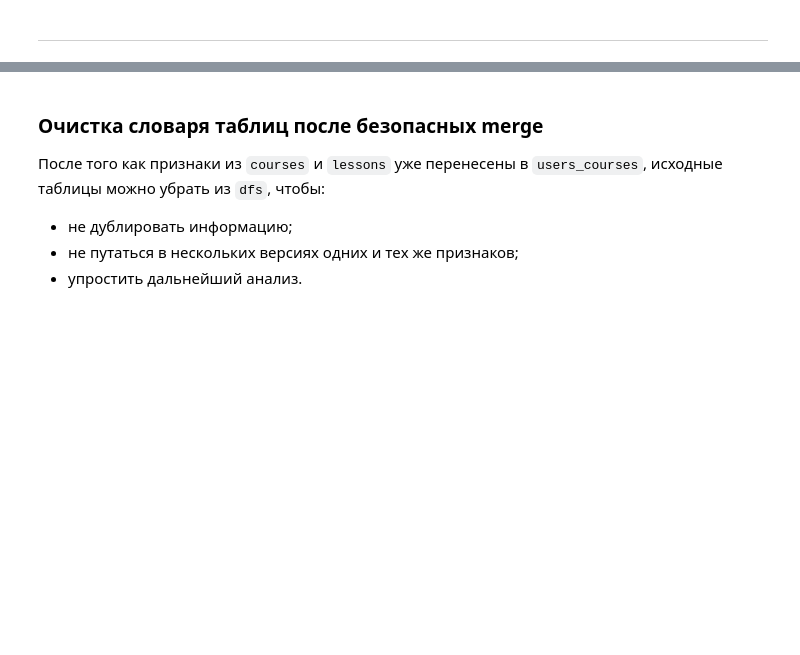
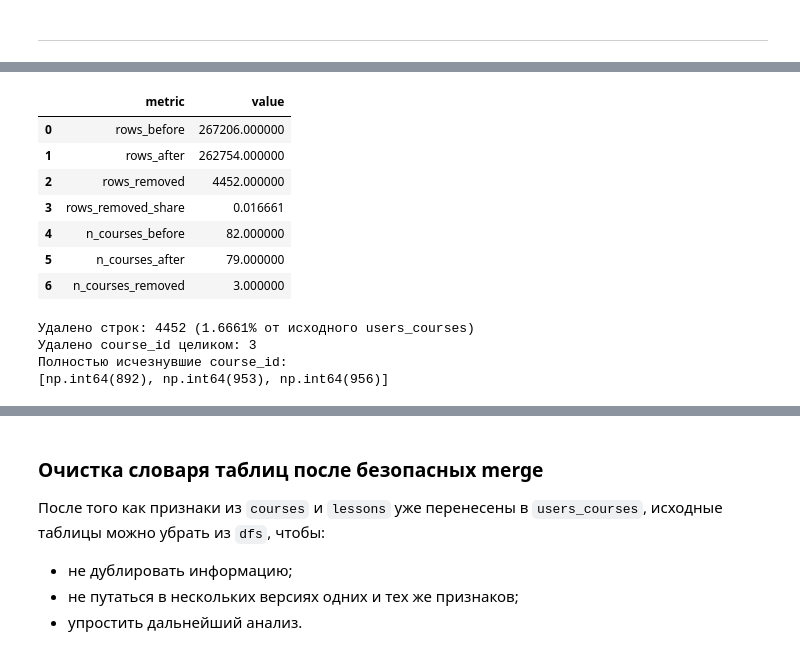
Before and after one commit to AntonDudDm/Xakaton, a Jupyter notebook: notebooks/EDA.ipynb, the cells around one changed output, grey strips where cells are left out. Saved outputs shown, nothing was run; the diff lists cells and outputs as text; code cells hidden in the pictures; blank space fills up the shorter version.

```diff
--- a/notebooks/EDA.ipynb
+++ b/notebooks/EDA.ipynb
@@ -1564,0 +1753,58 @@ users_courses + courses — безопасный merge по course_id
+# %%
+# ============================================================
+#  Сводка по финальной очистке users_courses
+# ============================================================
+
+users_courses_before_final = dfs["users_courses"].copy()
+users_courses_after_final = users_courses_final.copy()
+
+rows_before = len(users_courses_before_final)
+rows_after = len(users_courses_after_final)
+rows_removed = rows_before - rows_after
+rows_removed_share = rows_removed / rows_before if rows_before > 0 else np.nan
+
+courses_before = set(users_courses_before_final["course_id"].dropna().unique())
+courses_after = set(users_courses_after_final["course_id"].dropna().unique())
+
+removed_courses = sorted(courses_before - courses_after)
+
+summary_final_cleaning = pd.DataFrame({
+    "metric": [
+        "rows_before",
+        "rows_after",
+        "rows_removed",
+        "rows_removed_share",
+        "n_courses_before",
+        "n_courses_after",
+        "n_courses_removed",
+    ],
+    "value": [
+        rows_before,
+        rows_after,
+        rows_removed,
+        rows_removed_share,
+        len(courses_before),
+        len(courses_after),
+        len(removed_courses),
+    ]
+})
+
+display(summary_final_cleaning)
+
+print(f"Удалено строк: {rows_removed} ({rows_removed_share:.4%} от исходного users_courses)")
+print(f"Удалено course_id целиком: {len(removed_courses)}")
+print("Полностью исчезнувшие course_id:")
+print(removed_courses)
+# %% [output]
+|  | metric | value |
+| 0 | rows_before | 267206.000000 |
+| 1 | rows_after | 262754.000000 |
+| 2 | rows_removed | 4452.000000 |
+| 3 | rows_removed_share | 0.016661 |
+| 4 | n_courses_before | 82.000000 |
+| 5 | n_courses_after | 79.000000 |
+| 6 | n_courses_removed | 3.000000 |
+Удалено строк: 4452 (1.6661% от исходного users_courses)
+Удалено course_id целиком: 3
+Полностью исчезнувшие course_id:
+[np.int64(892), np.int64(953), np.int64(956)]
```
Also changed, not shown: parts of 34 cells of this notebook.
